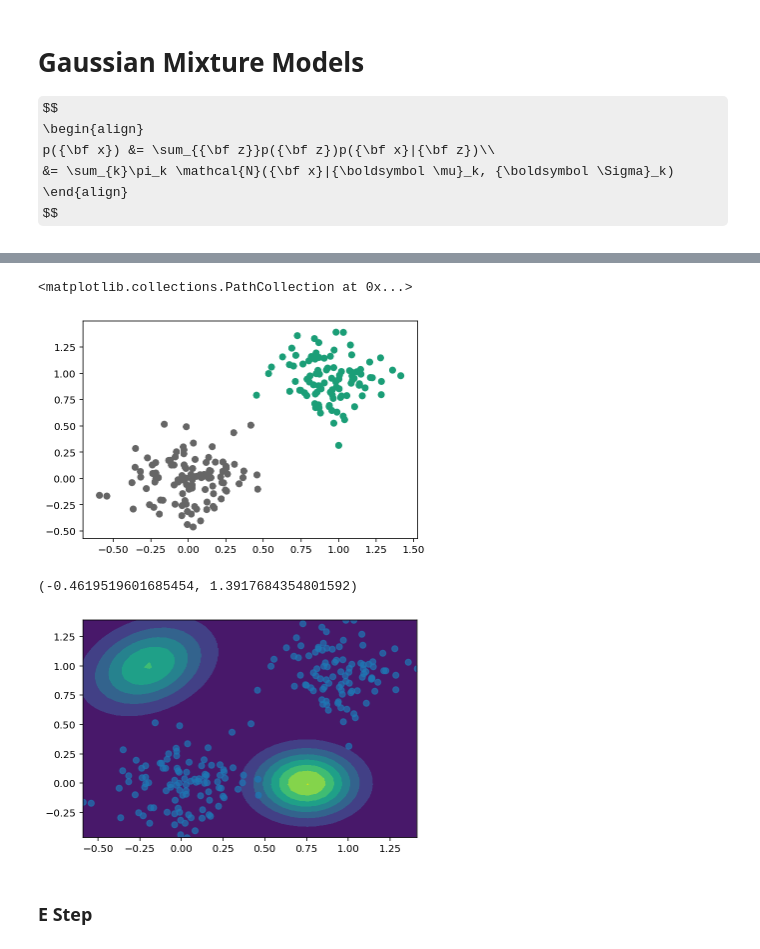
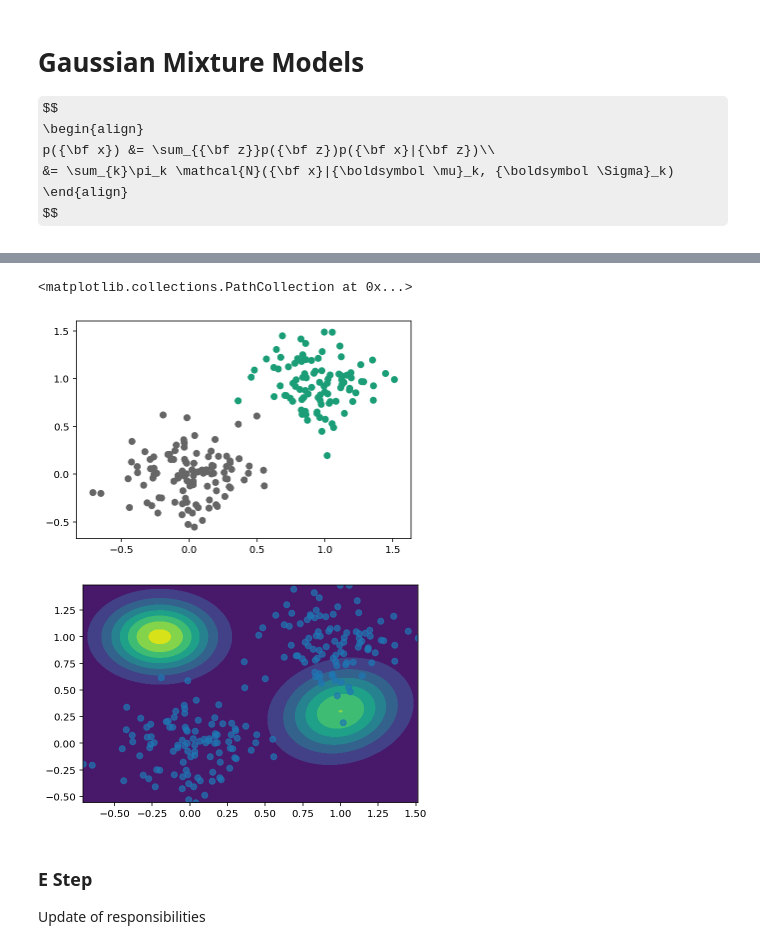
Before and after one commit to gerdm/prml, a Jupyter notebook: chapter9/gaussian-mixture-models.ipynb, the cells around one changed output, grey strips where cells are left out. Saved outputs shown, nothing was run; the diff lists cells and outputs as text; code cells hidden in the pictures; some formulas as TeX source.

```diff
--- a/chapter9/gaussian-mixture-models.ipynb
+++ b/chapter9/gaussian-mixture-models.ipynb
@@ -62,11 +62,11 @@ Where
 * The covariance matrices can conviniently be initialized to the sample covariances of the clusters found by the K-means algorithm, and
 * the mixing coeffients can be set to the fractions of data points assigned to the respective clusters
 # %%
-X, y, _ = make_biclusters((200, 2), 2, noise=0.2, random_state=314, minval=0, maxval=1)
+X, y, _ = make_biclusters((200, 2), 2, noise=0.24, random_state=314, minval=0, maxval=1)
 plt.scatter(*X.T, c=y.argmax(axis=0), cmap="Dark2")
 # %% [output]
 <matplotlib.collections.PathCollection at 0x...>
-[figure, old version]
+[figure, new version]
 # %%
 classes = np.array([0, 1, 0, 0, 1, 1, 1, 1, 1, 1, 1, 0, 0, 1, 1, 1, 1, 1, 0, 1, 1, 0,
        1, 1, 0, 1, 0, 1, 0, 1, 0, 0, 1, 0, 0, 1, 1, 0, 1, 1, 1, 0, 0, 1,
@@ -100,12 +100,13 @@ def correlation(X):
     sigmas = np.outer(sigmas, sigmas)
     return cov / sigmas
 # %%
-k1 = X[classes]
-k2 = X[~classes]
+N = len(X)
+k1 = X[~classes]
+k2 = X[classes]
 # %%
 # Can start anywhere we want
 mu1 = np.array([-0.2, 1])
-mu2 = np.array([0.75, 0])
+mu2 = np.array([ 1, 0.3])
 # %%
 Sigma1 = covariance(k1)
 Sigma2 = covariance(k2)
@@ -123,19 +116,24 @@ x1, y1 = X.max(axis=0)
 # %%
-step = 0.05
+Norm1 = multivariate_normal(mean=mu1, cov=Sigma1)
+Norm2 = multivariate_normal(mean=mu2, cov=Sigma2)
+
+x0, y0 = X.min(axis=0)
+x1, y1 = X.max(axis=0)
+
+step = 0.01
 xx, yy = np.mgrid[x0:x1:step, y0:y1:step]
 
 density1 = np.c_[xx.ravel(), yy.ravel()]
-density1 = N1.pdf(density1).reshape(xx.shape)
+density1 = Norm1.pdf(density1).reshape(xx.shape)
 
 density2 = np.c_[xx.ravel(), yy.ravel()]
-density2 = N2.pdf(density2).reshape(xx.shape)
+density2 = Norm2.pdf(density2).reshape(xx.shape)
 
 density = pi1 * density1 + pi2 * density2
 
 plt.contourf(xx, yy, density);
 plt.scatter(*X.T, alpha=0.7)
 plt.xlim(x0, x1)
-plt.ylim(y0, y1)
+plt.ylim(y0, y1);
 # %% [output]
-(-0.4619519601685454, 1.3917684354801592)
-[figure, old version]
+[figure, new version]
@@ -149,5 +170,6 @@ def responsibilities(k, pi, mu, sigma):
 # %% [markdown]
 ### E Step
+Update of responsibilities
 # %%
 Sigma =  [Sigma1, Sigma2]
 mu = [mu1, mu2]
```
Also changed, not shown: parts of 22 cells of this notebook.
